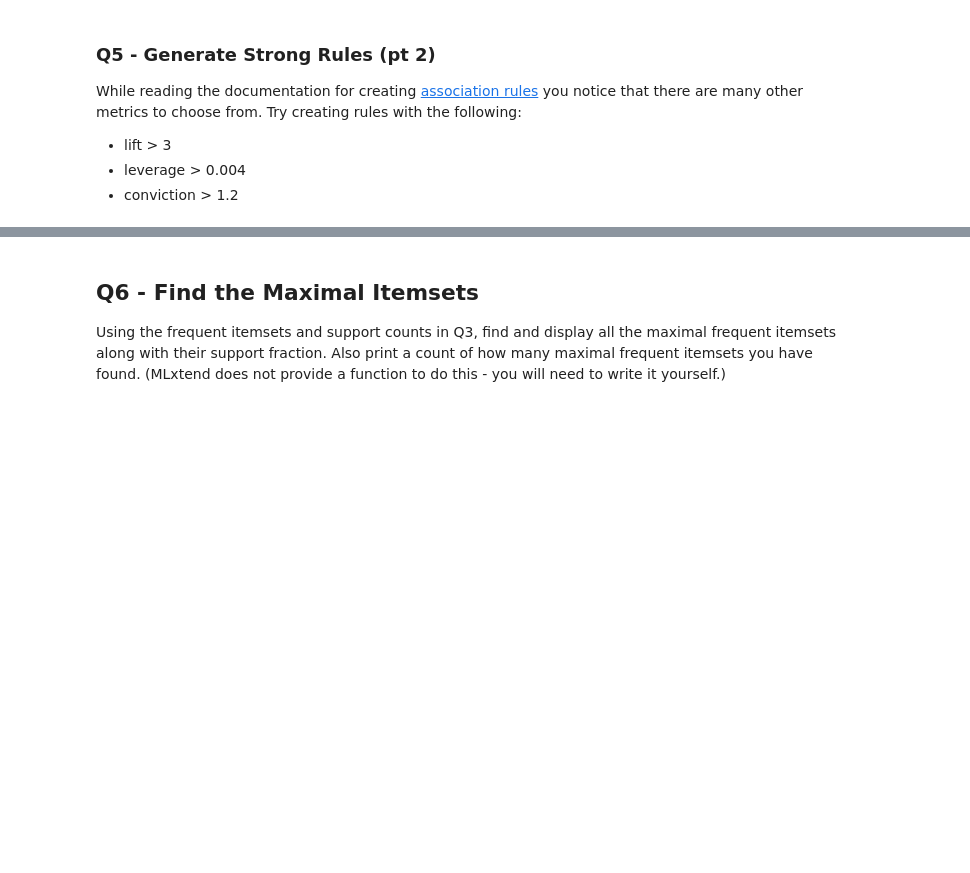
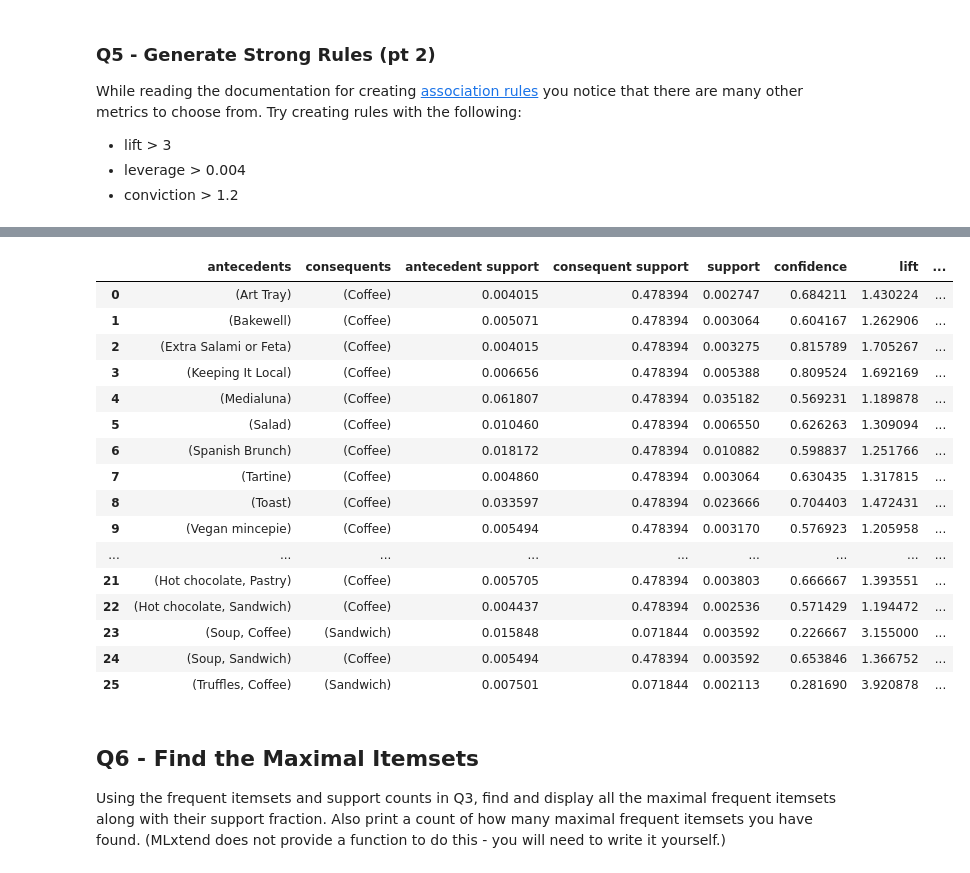
Before and after one commit to kierancoz/cs329e, a Jupyter notebook: assign11/CS329E_HW11.ipynb, the cells around one changed output, grey strips where cells are left out. Saved outputs shown, nothing was run; the diff lists cells and outputs as text; code cells hidden in the pictures; blank space fills up the shorter version.

```diff
--- a/assign11/CS329E_HW11.ipynb
+++ b/assign11/CS329E_HW11.ipynb
@@ -105,3 +188,23 @@ While reading the documentation for creating [association rules](http://rasbt.gi
+# %%
+association_rules(frequent_itemsets, metric="conviction", min_threshold=1.2)
+# %% [output]
+|  | antecedents | consequents | antecedent support | consequent support | support | confidence | lift | ... |
+| 0 | (Art Tray) | (Coffee) | 0.004015 | 0.478394 | 0.002747 | 0.684211 | 1.430224 | ... |
+| 1 | (Bakewell) | (Coffee) | 0.005071 | 0.478394 | 0.003064 | 0.604167 | 1.262906 | ... |
+| 2 | (Extra Salami or Feta) | (Coffee) | 0.004015 | 0.478394 | 0.003275 | 0.815789 | 1.705267 | ... |
+| 3 | (Keeping It Local) | (Coffee) | 0.006656 | 0.478394 | 0.005388 | 0.809524 | 1.692169 | ... |
+| 4 | (Medialuna) | (Coffee) | 0.061807 | 0.478394 | 0.035182 | 0.569231 | 1.189878 | ... |
+| 5 | (Salad) | (Coffee) | 0.010460 | 0.478394 | 0.006550 | 0.626263 | 1.309094 | ... |
+| 6 | (Spanish Brunch) | (Coffee) | 0.018172 | 0.478394 | 0.010882 | 0.598837 | 1.251766 | ... |
+| 7 | (Tartine) | (Coffee) | 0.004860 | 0.478394 | 0.003064 | 0.630435 | 1.317815 | ... |
+| 8 | (Toast) | (Coffee) | 0.033597 | 0.478394 | 0.023666 | 0.704403 | 1.472431 | ... |
+| 9 | (Vegan mincepie) | (Coffee) | 0.005494 | 0.478394 | 0.003170 | 0.576923 | 1.205958 | ... |
+| ... | ... | ... | ... | ... | ... | ... | ... | ... |
+| 21 | (Hot chocolate, Pastry) | (Coffee) | 0.005705 | 0.478394 | 0.003803 | 0.666667 | 1.393551 | ... |
+| 22 | (Hot chocolate, Sandwich) | (Coffee) | 0.004437 | 0.478394 | 0.002536 | 0.571429 | 1.194472 | ... |
+| 23 | (Soup, Coffee) | (Sandwich) | 0.015848 | 0.071844 | 0.003592 | 0.226667 | 3.155000 | ... |
+| 24 | (Soup, Sandwich) | (Coffee) | 0.005494 | 0.478394 | 0.003592 | 0.653846 | 1.366752 | ... |
+| 25 | (Truffles, Coffee) | (Sandwich) | 0.007501 | 0.071844 | 0.002113 | 0.281690 | 3.920878 | ... |
 # %% [markdown]
 ## Q6 - Find the Maximal Itemsets
 Using the frequent itemsets and support counts in Q3, find and display all the maximal frequent itemsets along with their support fraction. Also print a count of how many maximal frequent itemsets you have found. (MLxtend does not provide a function to do this - you will need to write it yourself.)
```
Also changed, not shown: parts of 6 cells of this notebook.
